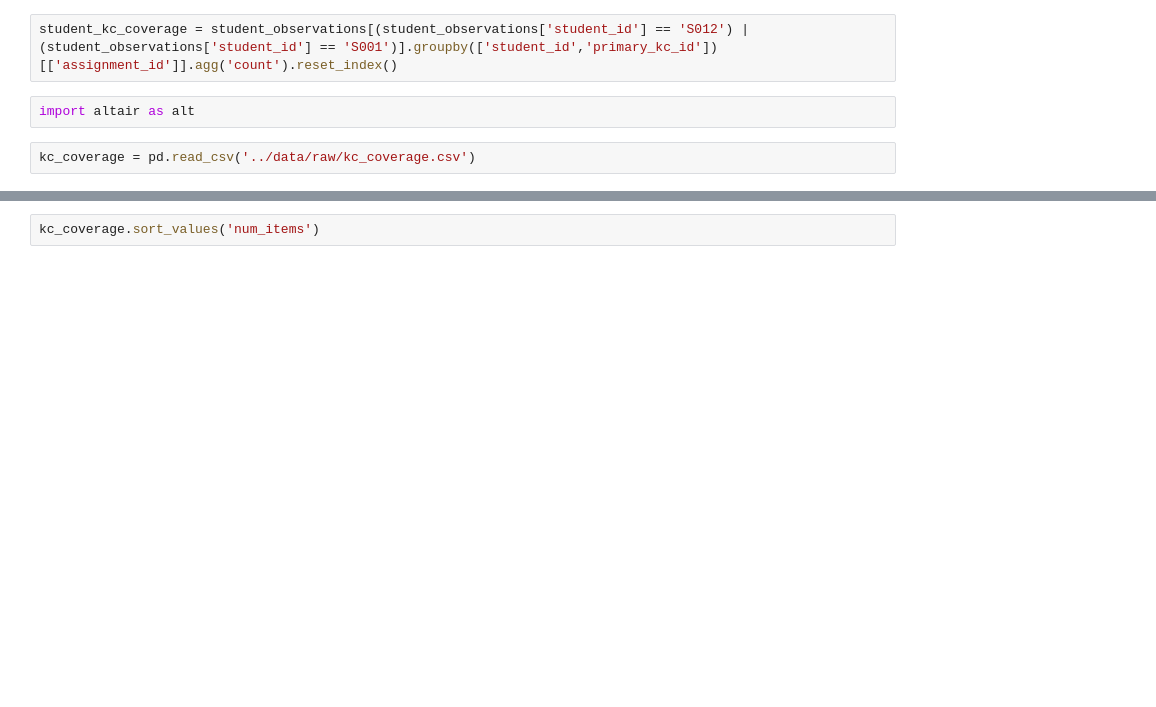
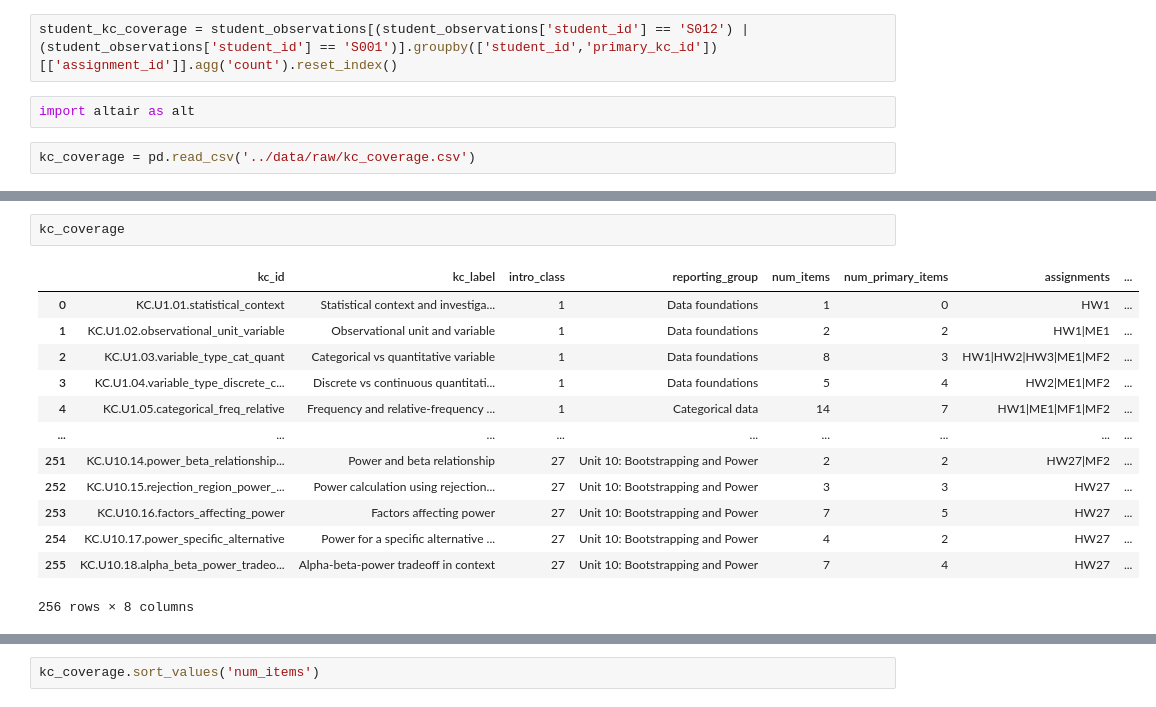
Before and after one commit to mailysg8/ai-student-progress-tracker, a Jupyter notebook: notebooks/initial_eda.ipynb, the cells around one changed output, grey strips where cells are left out. Cells and saved outputs as stored; diff of their text form; blank space fills up the shorter version.

```diff
--- a/notebooks/initial_eda.ipynb
+++ b/notebooks/initial_eda.ipynb
@@ -166,0 +257,16 @@ kc_coverage = pd.read_csv('../data/raw/kc_coverage.csv')
+# %%
+kc_coverage
+# %% [output]
+|  | kc_id | kc_label | intro_class | reporting_group | num_items | num_primary_items | assignments | ... |
+| 0 | KC.U1.01.statistical_context | Statistical context and investiga... | 1 | Data foundations | 1 | 0 | HW1 | ... |
+| 1 | KC.U1.02.observational_unit_variable | Observational unit and variable | 1 | Data foundations | 2 | 2 | HW1|ME1 | ... |
+| 2 | KC.U1.03.variable_type_cat_quant | Categorical vs quantitative variable | 1 | Data foundations | 8 | 3 | HW1|HW2|HW3|ME1|MF2 | ... |
+| 3 | KC.U1.04.variable_type_discrete_c... | Discrete vs continuous quantitati... | 1 | Data foundations | 5 | 4 | HW2|ME1|MF2 | ... |
+| 4 | KC.U1.05.categorical_freq_relative | Frequency and relative-frequency ... | 1 | Categorical data | 14 | 7 | HW1|ME1|MF1|MF2 | ... |
+| ... | ... | ... | ... | ... | ... | ... | ... | ... |
+| 251 | KC.U10.14.power_beta_relationship... | Power and beta relationship | 27 | Unit 10: Bootstrapping and Power | 2 | 2 | HW27|MF2 | ... |
+| 252 | KC.U10.15.rejection_region_power_... | Power calculation using rejection... | 27 | Unit 10: Bootstrapping and Power | 3 | 3 | HW27 | ... |
+| 253 | KC.U10.16.factors_affecting_power | Factors affecting power | 27 | Unit 10: Bootstrapping and Power | 7 | 5 | HW27 | ... |
+| 254 | KC.U10.17.power_specific_alternative | Power for a specific alternative ... | 27 | Unit 10: Bootstrapping and Power | 4 | 2 | HW27 | ... |
+| 255 | KC.U10.18.alpha_beta_power_tradeo... | Alpha-beta-power tradeoff in context | 27 | Unit 10: Bootstrapping and Power | 7 | 4 | HW27 | ... |
+256 rows × 8 columns
```
Also changed, not shown: parts of 17 cells of this notebook, 9 other files.
